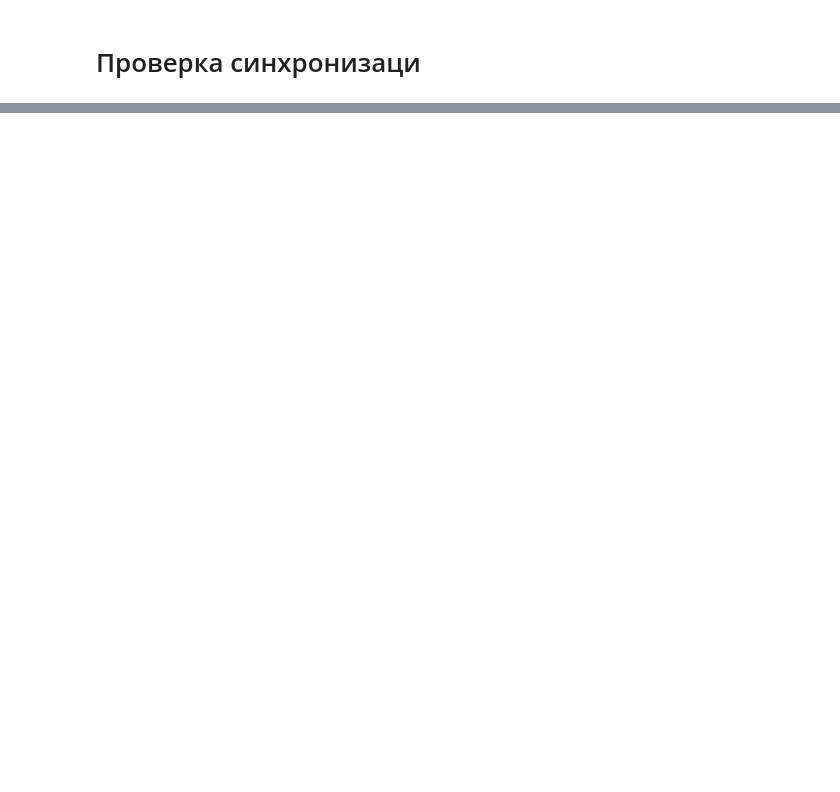
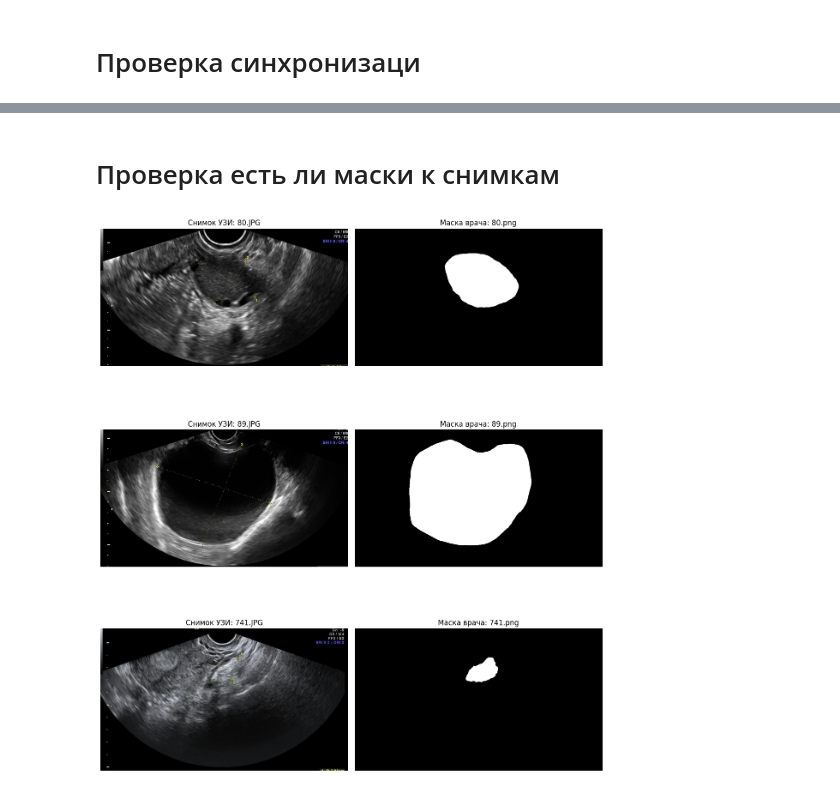
Before and after one commit to cludscluds/ovarian_ml, a Jupyter notebook: notebooks/1_data_exploration.ipynb, the cells around one changed output, grey strips where cells are left out. Drawn from its saved outputs; the diff is of its cells as text; code cells hidden in the pictures; blank space fills up the shorter version.

Commit message:
првоерка масок к снимкам

```diff
--- a/notebooks/1_data_exploration.ipynb
+++ b/notebooks/1_data_exploration.ipynb
@@ -100,0 +126,61 @@ check_sync()
+# %% [markdown]
+# Проверка есть ли маски к снимкам
+# %%
+import os
+import cv2
+import matplotlib.pyplot as plt
+
+# ВАЖНО: добавляем ../ чтобы выйти из папки notebooks в корень проекта
+IMAGES_DIR = "../data/images"
+MASKS_DIR = "../data/masks"
+
+# Список ID, которые ты хочешь вывести
+sample_ids = ['80', '89', '741']
+num_samples = len(sample_ids)
+
+plt.figure(figsize=(12, 5 * num_samples))
+
+for i, img_id in enumerate(sample_ids):
+    # 1. Пробуем найти расширение .JPG (как на скрине)
+    img_name = f"{img_id}.JPG"
+    mask_name = f"{img_id}.JPG" # Если маски тоже .JPG
+
+    # Если вдруг маски в .png, проверим это
+    if not os.path.exists(os.path.join(MASKS_DIR, mask_name)):
+        mask_name = f"{img_id}.png"
+
+    img_path = os.path.join(IMAGES_DIR, img_name)
+    mask_path = os.path.join(MASKS_DIR, mask_name)
+
+    if not os.path.exists(img_path):
+        print(f"Файл изображения {img_name} не найден по пути {img_path}!")
+        continue
+
+    # Читаем
+    image = cv2.imread(img_path)
+    image = cv2.cvtColor(image, cv2.COLOR_BGR2RGB)
+
+    if os.path.exists(mask_path):
+        mask = cv2.imread(mask_path, cv2.IMREAD_GRAYSCALE)
+    else:
+        print(f"Маска для {img_id} не найдена по пути {mask_path}")
+        mask = None
+
+    # Отрисовка
+    plt.subplot(num_samples, 2, i * 2 + 1)
+    plt.imshow(image)
+    plt.title(f"Снимок УЗИ: {img_name}")
+    plt.axis('off')
+
+    plt.subplot(num_samples, 2, i * 2 + 2)
+    if mask is not None:
+        plt.imshow(mask, cmap='gray')
+        plt.title(f"Маска врача: {mask_name}")
+    else:
+        plt.text(0.5, 0.5, "МАСКА ОТСУТСТВУЕТ", ha='center')
+    plt.axis('off')
+
+plt.tight_layout()
+plt.show()
+# %% [output]
+[figure, added]
```
Also changed, not shown: parts of 5 cells of this notebook.
